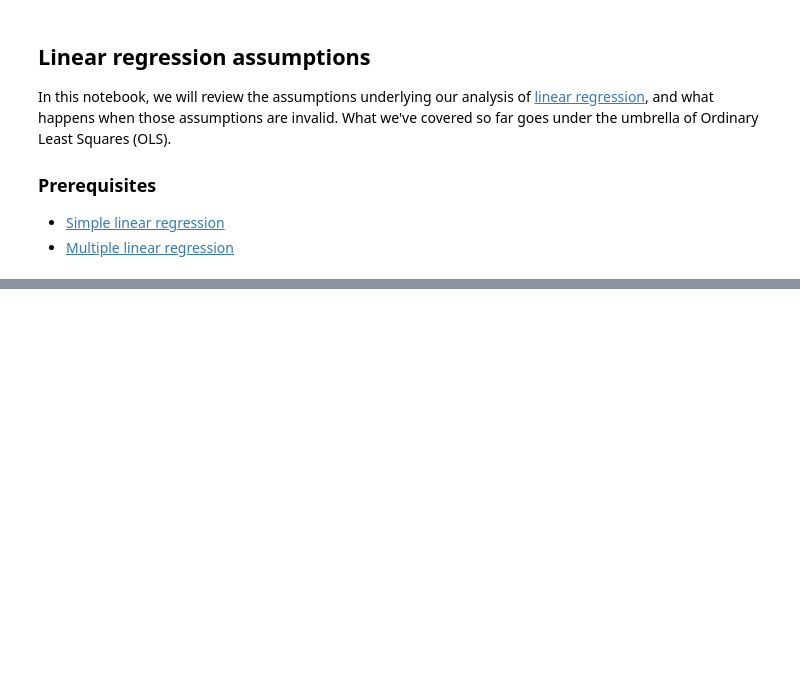
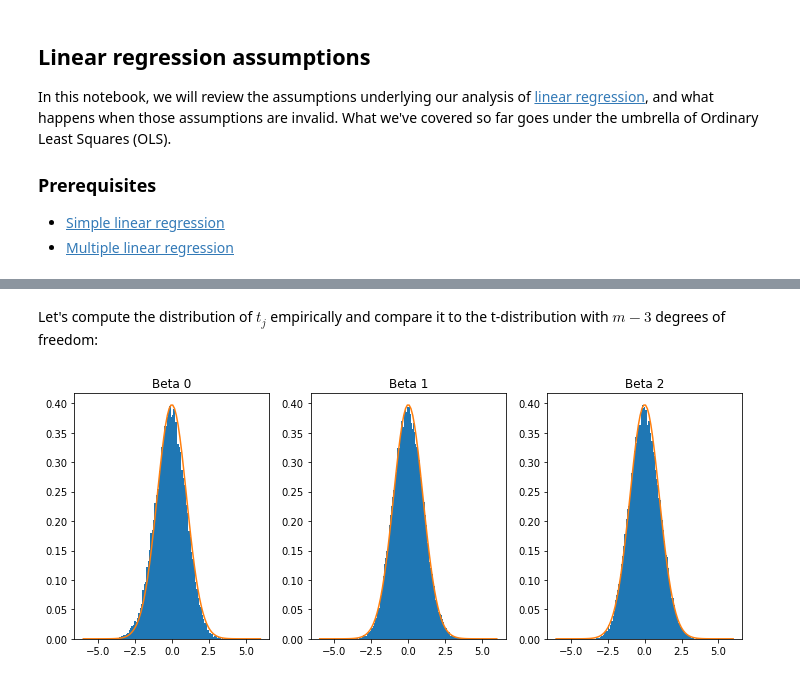
Before and after one commit to siavashaslanbeigi/stats_notes, a Jupyter notebook: linreg_assumptions.ipynb, the cells around one changed output, grey strips where cells are left out. Cells and saved outputs as stored; diff of their text form; code cells hidden in the pictures; blank space fills up the shorter version.

```diff
--- a/linreg_assumptions.ipynb
+++ b/linreg_assumptions.ipynb
@@ -137,0 +221,43 @@ Let's remember what we assumed: (i) errors have zero mean, (ii) errors are uncor
+# %% [markdown]
+Let's compute the distribution of $t_j$ empirically and compare it to the t-distribution with $m-3$ degrees of freedom:
+# %%
+def empirical_t(X_):
+    (m_, _) = X_.shape
+
+    # Quantities that will not change during the simulation
+    D = np.linalg.inv(X_.T.dot(X_))
+    A = D.dot(X_.T)
+
+    # Number of times to compute t values
+    trials = 50000
+    tvals = np.zeros((trials, n + 1))
+
+    for i in range(50000):
+        # Simulate noise
+        noise = np.exp(np.random.normal(size=m_)) - np.exp(1/2.)
+        # Compute y
+        y_ = X_.dot(betas) + noise
+        # OLS estimator
+        betas_ = A.dot(y_)
+        # Residuals
+        e_ = y_ - X_.dot(betas_)
+        # Standard error of estimates
+        se = np.sqrt(1.0/(m_ - 2) * np.dot(e_, e_) * np.diag(D))
+        # t values
+        tvals[i,:] = (betas_ - betas) / se
+
+    # Plot results
+    tx = np.linspace(-6, 6, 100)
+
+    fig, axes = plt.subplots(1, 3)
+    fig.set_size_inches(10, 4)
+    fig.tight_layout()
+
+    for i in range(n + 1):
+        axes[i].hist(tvals[:, i], bins=100, normed=True);
+        axes[i].plot(tx, stats.t.pdf(tx, m_ - n - 1))
+        axes[i].set_title("Beta {0}".format(i))
+
+empirical_t(X)
+# %% [output]
+[figure, added]
```
Also changed, not shown: parts of 11 cells of this notebook.
